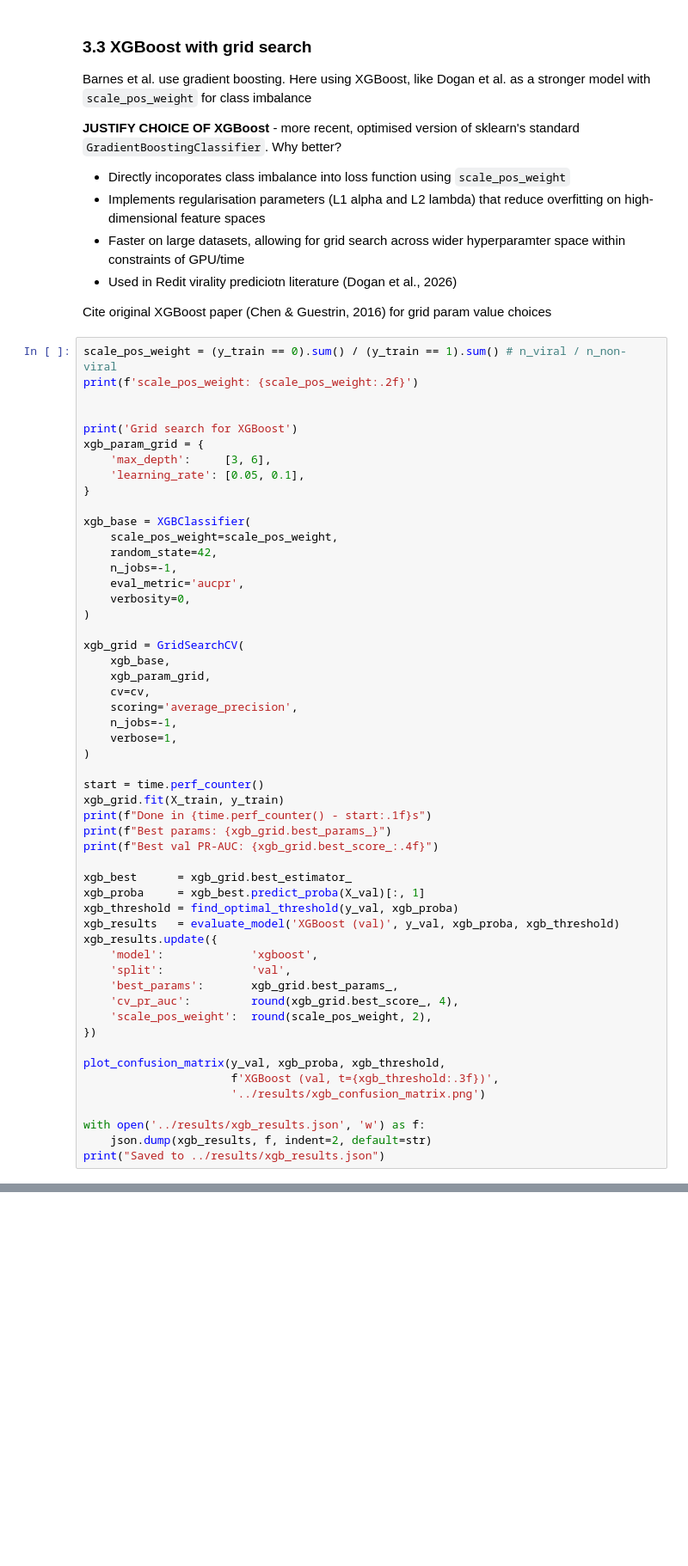
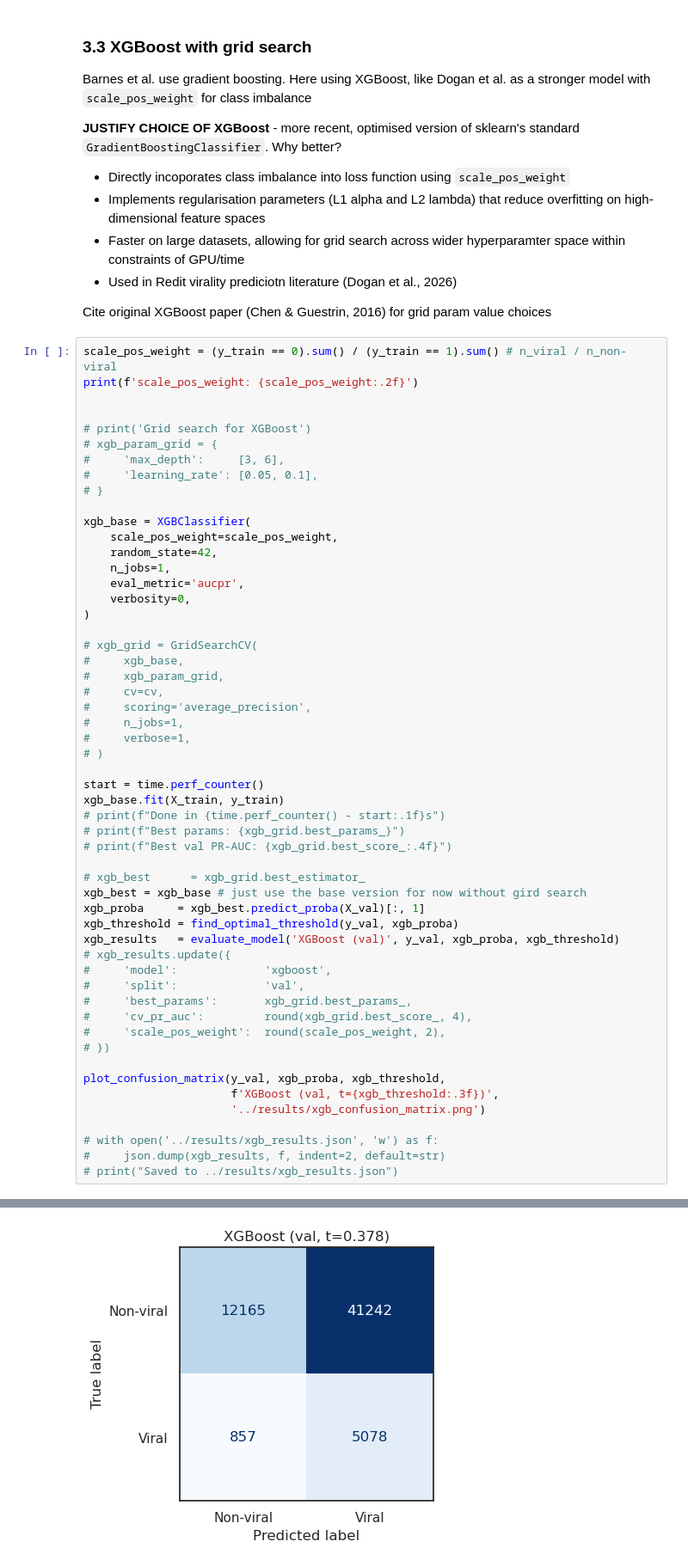
Before and after one commit to katechamberlain1/reddit-misinfo-virality, a Jupyter notebook: notebooks/05_virality_predictor.ipynb, the cells around one changed output, grey strips where cells are left out. Shown at 86% size. Saved outputs shown, nothing was run; the diff lists cells and outputs as text; blank space fills up the shorter version.

```diff
--- a/notebooks/05_virality_predictor.ipynb
+++ b/notebooks/05_virality_predictor.ipynb
@@ -1167,51 +1370,53 @@ scale_pos_weight = (y_train == 0).sum() / (y_train == 1).sum() # n_viral / n_non
 print(f'scale_pos_weight: {scale_pos_weight:.2f}')
 
 
-print('Grid search for XGBoost')
-xgb_param_grid = {
-    'max_depth':     [3, 6],
-    'learning_rate': [0.05, 0.1],
-}
+# print('Grid search for XGBoost')
+# xgb_param_grid = {
+#     'max_depth':     [3, 6],
+#     'learning_rate': [0.05, 0.1],
+# }
 
 xgb_base = XGBClassifier(
     scale_pos_weight=scale_pos_weight,
     random_state=42,
-    n_jobs=-1,
+    n_jobs=1,
     eval_metric='aucpr',
     verbosity=0,
 )
 
-xgb_grid = GridSearchCV(
-    xgb_base,
-    xgb_param_grid,
-    cv=cv,
-    scoring='average_precision',
-    n_jobs=-1,
-    verbose=1,
-)
+# xgb_grid = GridSearchCV(
+#     xgb_base,
+#     xgb_param_grid,
+#     cv=cv,
+#     scoring='average_precision',
+#     n_jobs=1,
+#     verbose=1,
+# )
 
 start = time.perf_counter()
-xgb_grid.fit(X_train, y_train)
-print(f"Done in {time.perf_counter() - start:.1f}s")
-print(f"Best params: {xgb_grid.best_params_}")
-print(f"Best val PR-AUC: {xgb_grid.best_score_:.4f}")
+xgb_base.fit(X_train, y_train)
+# print(f"Done in {time.perf_counter() - start:.1f}s")
+# print(f"Best params: {xgb_grid.best_params_}")
+# print(f"Best val PR-AUC: {xgb_grid.best_score_:.4f}")
 
-xgb_best      = xgb_grid.best_estimator_
+# xgb_best      = xgb_grid.best_estimator_
+xgb_best = xgb_base # just use the base version for now without gird search
 xgb_proba     = xgb_best.predict_proba(X_val)[:, 1]
 xgb_threshold = find_optimal_threshold(y_val, xgb_proba)
 xgb_results   = evaluate_model('XGBoost (val)', y_val, xgb_proba, xgb_threshold)
-xgb_results.update({
-    'model':             'xgboost',
-    'split':             'val',
-    'best_params':       xgb_grid.best_params_,
-    'cv_pr_auc':         round(xgb_grid.best_score_, 4),
-    'scale_pos_weight':  round(scale_pos_weight, 2),
-})
+# xgb_results.update({
+#     'model':             'xgboost',
+#     'split':             'val',
+#     'best_params':       xgb_grid.best_params_,
+#     'cv_pr_auc':         round(xgb_grid.best_score_, 4),
+#     'scale_pos_weight':  round(scale_pos_weight, 2),
+# })
 
 plot_confusion_matrix(y_val, xgb_proba, xgb_threshold,
                       f'XGBoost (val, t={xgb_threshold:.3f})',
                       '../results/xgb_confusion_matrix.png')
 
-with open('../results/xgb_results.json', 'w') as f:
-    json.dump(xgb_results, f, indent=2, default=str)
-print("Saved to ../results/xgb_results.json")
+# with open('../results/xgb_results.json', 'w') as f:
+#     json.dump(xgb_results, f, indent=2, default=str)
+# print("Saved to ../results/xgb_results.json")
+# %% [output]
@@ -1218 +1437,2 @@ print("Saved to ../results/xgb_results.json")
+[figure, added]
 # %% [markdown]
```
Also changed, not shown: parts of 53 cells of this notebook, 19 other files.
